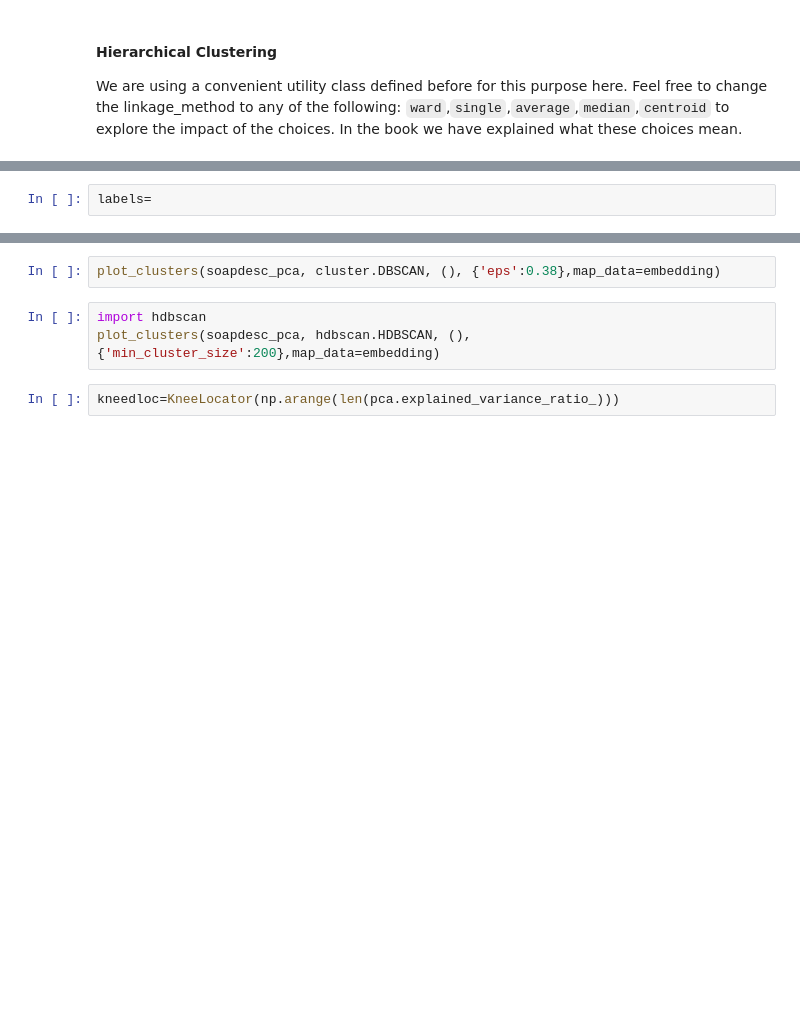
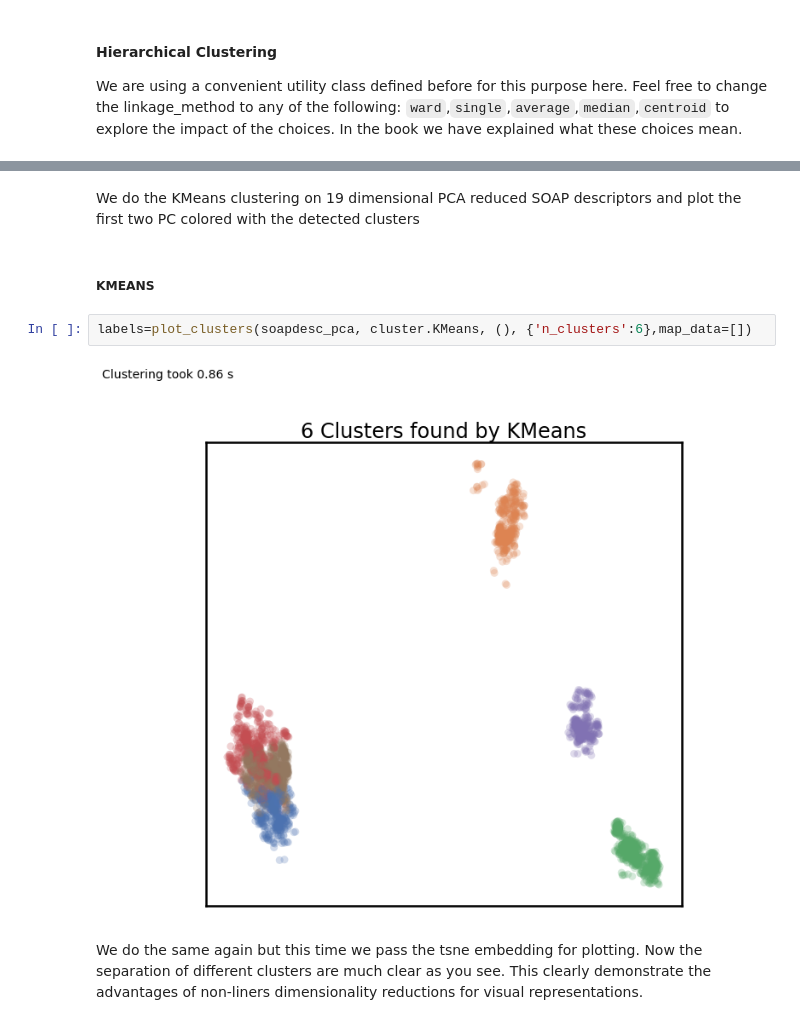
Before and after one commit to cersonsky-lab/unsupervised-ml, a Jupyter notebook: Surface_analysis.ipynb, the cells around one changed output, grey strips where cells are left out. Saved outputs shown, nothing was run; the diff lists cells and outputs as text; blank space fills up the shorter version.

```diff
--- a/Surface_analysis.ipynb
+++ b/Surface_analysis.ipynb
@@ -418,2 +472,0 @@ frame.axes.get_yaxis().set_visible(False)
-# %%
-labels=
@@ -455,7 +516,10 @@ sns.kdeplot(pdist(soapdesc_pca))
-# %%
-plot_clusters(soapdesc_pca, cluster.DBSCAN, (), {'eps':0.38},map_data=embedding)
-# %%
-import hdbscan
-plot_clusters(soapdesc_pca, hdbscan.HDBSCAN, (), {'min_cluster_size':200},map_data=embedding)
-# %%
-kneedloc=KneeLocator(np.arange(len(pca.explained_variance_ratio_)))
+# %% [markdown]
+We do the KMeans clustering on 19 dimensional PCA reduced SOAP descriptors and plot the first two PC colored with the detected clusters
+# %% [markdown]
+##### KMEANS
+# %%
+labels=plot_clusters(soapdesc_pca, cluster.KMeans, (), {'n_clusters':6},map_data=[])
+# %% [output]
+[figure, added]
+# %% [markdown]
+We do the same again but this time we pass the tsne embedding for plotting. Now the separation of different clusters are much clear as you see. This clearly demonstrate the advantages of non-liners dimensionality reductions for visual representations.
```
Also changed, not shown: parts of 54 cells of this notebook, 51 other files.
